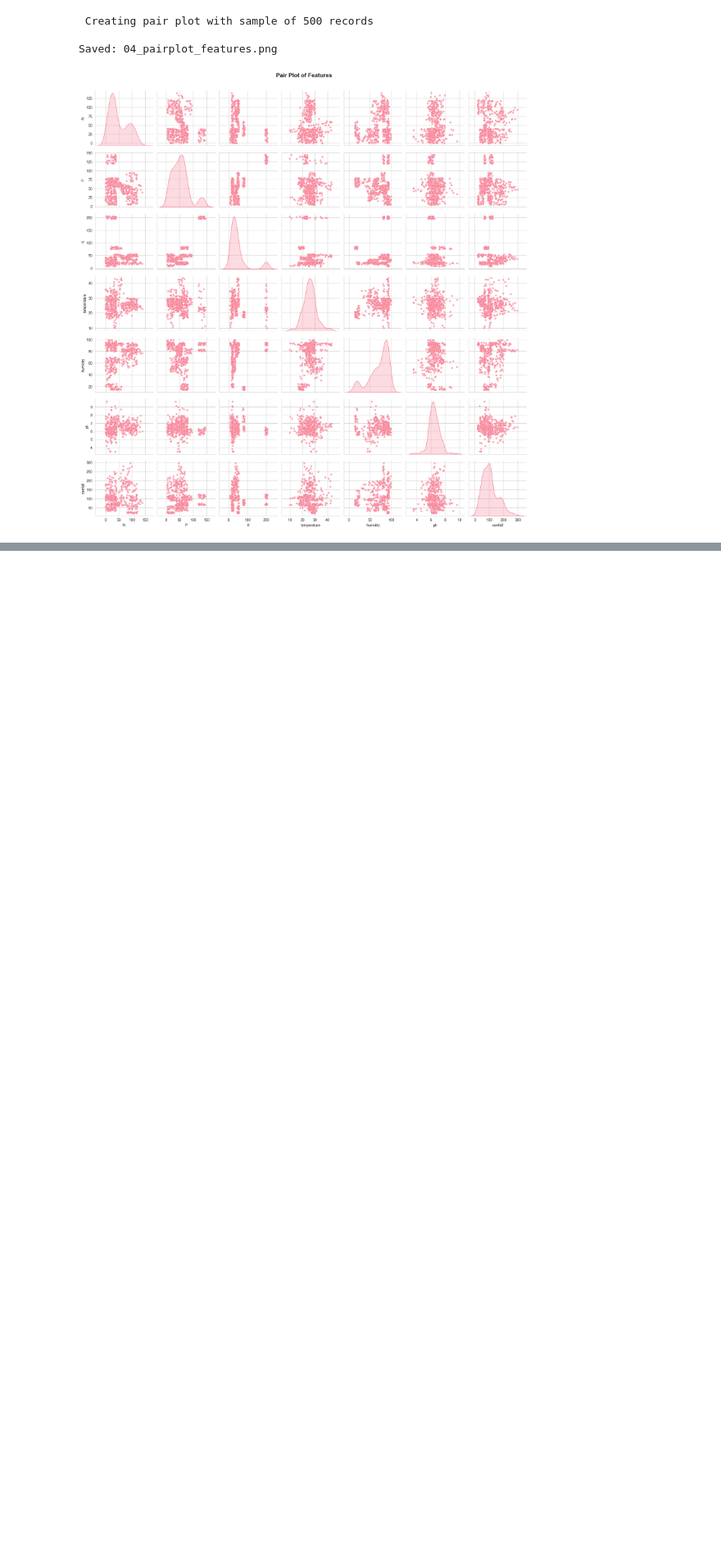
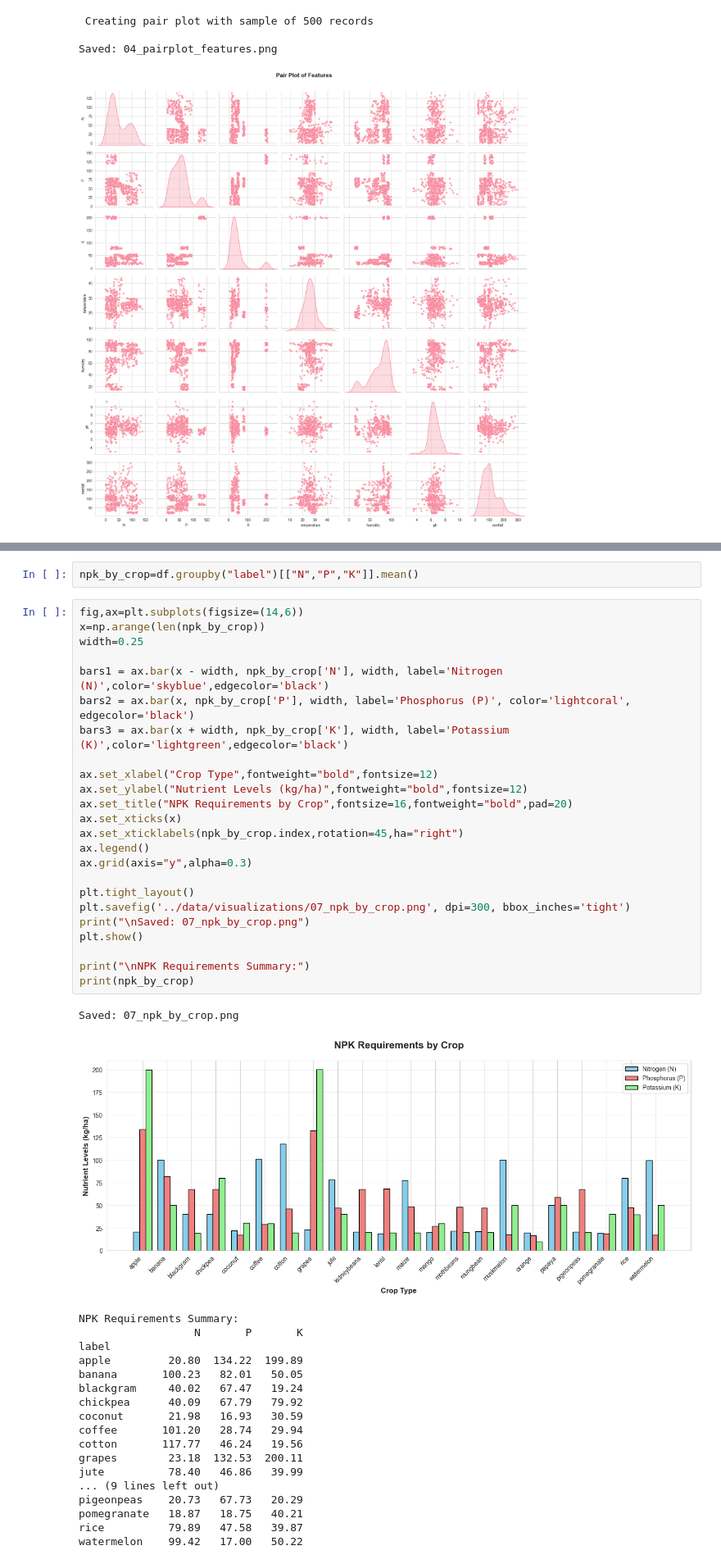
Before and after one commit to x-neon-nexus-o/AI-Powered-Crop-Recommendation-System-with-Explainable-AI-and-Economic-Analysis, a Jupyter notebook: notebooks/3.Exploratory Data Analysis.ipynb, the cells around one changed output, grey strips where cells are left out. Shown at 82% size. Saved outputs shown, nothing was run; the diff lists cells and outputs as text; blank space fills up the shorter version.

```diff
--- a/notebooks/3.Exploratory Data Analysis.ipynb
+++ b/notebooks/3.Exploratory Data Analysis.ipynb
@@ -271,0 +352,46 @@ Saved: 04_pairplot_features.png
+# %%
+npk_by_crop=df.groupby("label")[["N","P","K"]].mean()
+# %%
+fig,ax=plt.subplots(figsize=(14,6))
+x=np.arange(len(npk_by_crop))
+width=0.25
+
+bars1 = ax.bar(x - width, npk_by_crop['N'], width, label='Nitrogen (N)',color='skyblue',edgecolor='black')
+bars2 = ax.bar(x, npk_by_crop['P'], width, label='Phosphorus (P)', color='lightcoral', edgecolor='black')
+bars3 = ax.bar(x + width, npk_by_crop['K'], width, label='Potassium (K)',color='lightgreen',edgecolor='black')
+
+ax.set_xlabel("Crop Type",fontweight="bold",fontsize=12)
+ax.set_ylabel("Nutrient Levels (kg/ha)",fontweight="bold",fontsize=12)
+ax.set_title("NPK Requirements by Crop",fontsize=16,fontweight="bold",pad=20)
+ax.set_xticks(x)
+ax.set_xticklabels(npk_by_crop.index,rotation=45,ha="right")
+ax.legend()
+ax.grid(axis="y",alpha=0.3)
+
+plt.tight_layout()
+plt.savefig('../data/visualizations/07_npk_by_crop.png', dpi=300, bbox_inches='tight')
+print("\nSaved: 07_npk_by_crop.png")
+plt.show()
+
+print("\nNPK Requirements Summary:")
+print(npk_by_crop)
+# %% [output]
+Saved: 07_npk_by_crop.png
+[figure, added]
+NPK Requirements Summary:
+                  N       P       K
+label
+apple         20.80  134.22  199.89
+banana       100.23   82.01   50.05
+blackgram     40.02   67.47   19.24
+chickpea      40.09   67.79   79.92
+coconut       21.98   16.93   30.59
+coffee       101.20   28.74   29.94
+cotton       117.77   46.24   19.56
+grapes        23.18  132.53  200.11
+jute          78.40   46.86   39.99
+... (9 lines left out)
+pigeonpeas    20.73   67.73   20.29
+pomegranate   18.87   18.75   40.21
+rice          79.89   47.58   39.87
+watermelon    99.42   17.00   50.22
```
Also changed, not shown: parts of 23 cells of this notebook, 6 other files.
